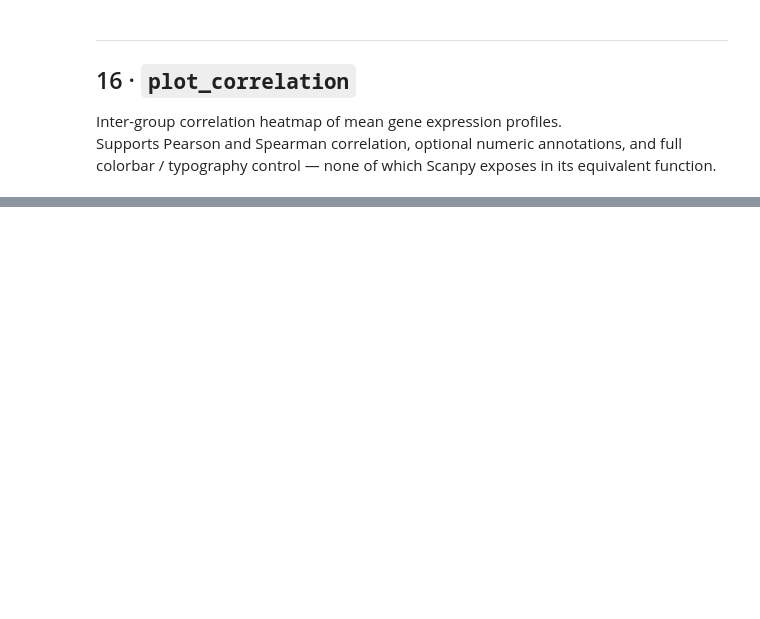
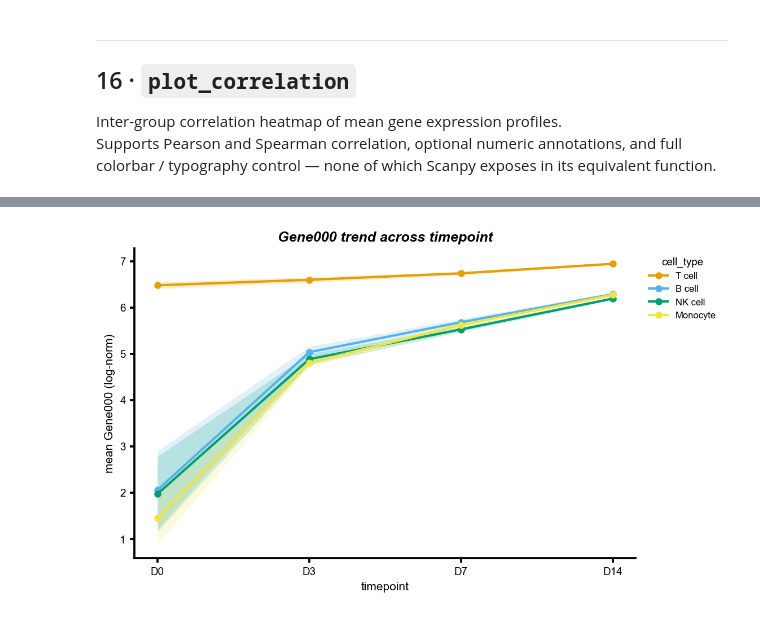
Before and after one commit to xuan13hao/scPyviewer, a Jupyter notebook: tutorial.ipynb, the cells around one changed output, grey strips where cells are left out. Cells and saved outputs as stored; diff of their text form; code cells hidden in the pictures; blank space fills up the shorter version.

```diff
--- a/tutorial.ipynb
+++ b/tutorial.ipynb
@@ -939,0 +987,9 @@ plt.show()
+# %%
+# ── 18.1  trend across the ordered timepoint axis ───────────────────────────
+fig = sv.plot_trend(
+    ds, gene="Gene000", x="timepoint", group="cell_type",
+    error="sem", show_band=True, marker="o",
+)
+plt.show()
+# %% [output]
+[figure, added]
```
Also changed, not shown: parts of 53 cells of this notebook, 1 other file.
